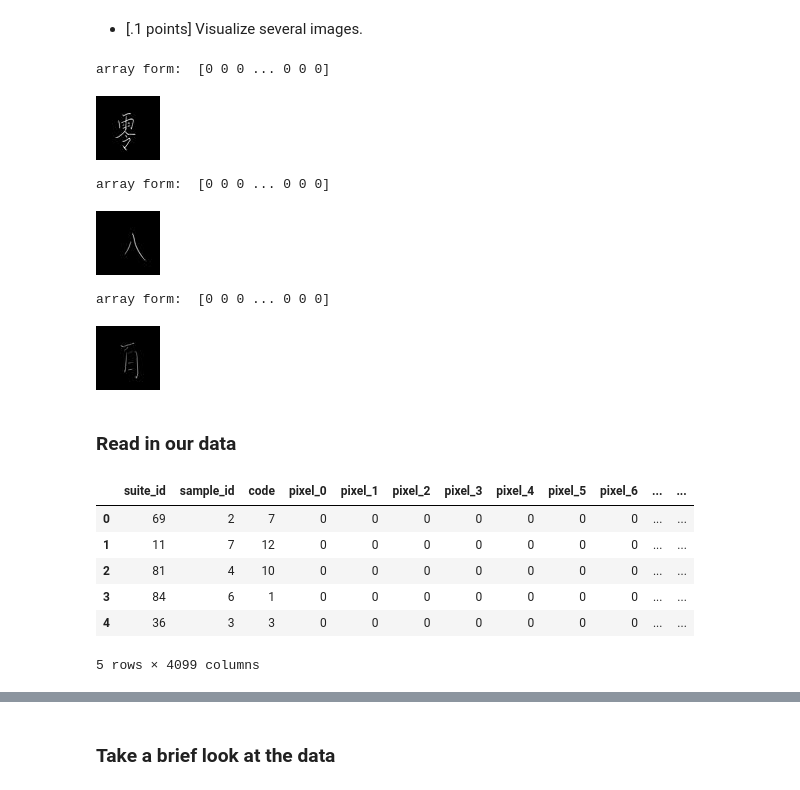
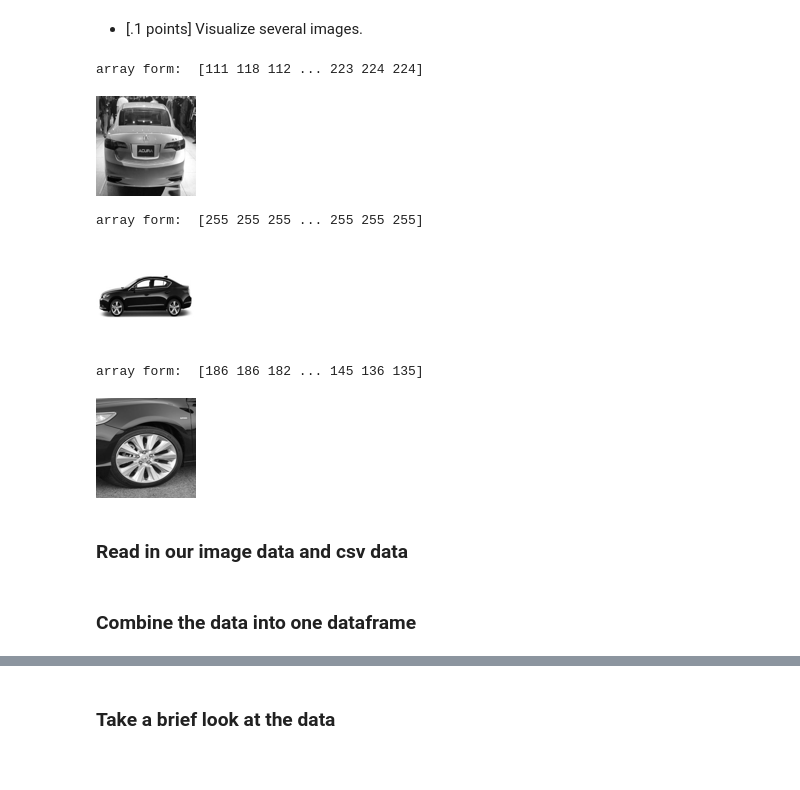
Before and after one commit to calebm00re/S22-ml02, a Jupyter notebook: images.ipynb, the cells around one changed output, grey strips where cells are left out. Cells and saved outputs as stored; diff of their text form; code cells hidden in the pictures.

Commit message:
added image displaying

```diff
--- a/images.ipynb
+++ b/images.ipynb
@@ -61,8 +64,17 @@ def conv_img_name_to_array(img_name):
 * [.5 points] Read in your images as numpy arrays. Resize and recolor images as necessary.
 # %%
 # Function to convert an image to a 1 dimensional array, given the image path
+IMG_SIZE = 100
+
 def conv_img_to_array(img_path):
     img = Image.open(img_path)
+    # Convert to grayscale
+    img = img.convert('L')
+
+    # Adjust the size
+    img = img.resize((IMG_SIZE, IMG_SIZE))
+
+    # Convert to numpy array
     img_array = np.array(img)
 
     # Flatten the array
@@ -104,7 +111,7 @@ def conv_data_folder_to_df(dataFolderPath):
 # Given a flattened array of pixel values, display the image
 def visualize_array(img_array):
     # Reshape the array to 64x64
-    img_array = img_array.reshape(64, 64)
+    img_array = img_array.reshape(IMG_SIZE, IMG_SIZE)
 
     # Convert the array to an image
     img = Image.fromarray(img_array)
@@ -113,42 +120,37 @@ def visualize_array(img_array):
     display(img)
 # %%
 # Visualize an image
-img_1 = 'data/input_1_1_1.jpg'
+img_1 = 'smallSet/first.jpg'
 img_1_arr = conv_img_to_array(img_1)
 print("array form: ", img_1_arr)
 visualize_array(img_1_arr)
 # %% [output]
-array form:  [0 0 0 ... 0 0 0]
+array form:  [111 118 112 ... 223 224 224]
-[figure, old version]
+[figure, new version]
 # %%
 # Visualize another image
-img_2 = 'data/input_74_8_9.jpg'
+img_2 = 'smallSet/second.jpg'
 img_2_arr = conv_img_to_array(img_2)
 print("array form: ", img_2_arr)
 visualize_array(img_2_arr)
 # %% [output]
-array form:  [0 0 0 ... 0 0 0]
+array form:  [255 255 255 ... 255 255 255]
-[figure, old version]
+[figure, new version]
 # %%
 # Visualize a final image
-img_3 = 'data/input_100_4_12.jpg'
+img_3 = 'smallSet/third.jpg'
 img_3_arr = conv_img_to_array(img_3)
 print("array form: ", img_3_arr)
 visualize_array(img_3_arr)
 # %% [output]
-array form:  [0 0 0 ... 0 0 0]
+array form:  [186 186 182 ... 145 136 135]
-[figure, old version]
+[figure, new version]
 # %% [markdown]
-### Read in our data
+### Read in our image data and csv data
 # %%
 # Convert the data folder to a dataframe
 data_df = conv_data_folder_to_df('./data/')
-data_df.head()
+
+csv_df = pd.read_csv('chinese_mnist.csv')
-# %% [output]
-|  | suite_id | sample_id | code | pixel_0 | pixel_1 | pixel_2 | pixel_3 | pixel_4 | pixel_5 | pixel_6 | ... | ... |
-| 0 | 69 | 2 | 7 | 0 | 0 | 0 | 0 | 0 | 0 | 0 | ... | ... |
-| 1 | 11 | 7 | 12 | 0 | 0 | 0 | 0 | 0 | 0 | 0 | ... | ... |
-| 2 | 81 | 4 | 10 | 0 | 0 | 0 | 0 | 0 | 0 | 0 | ... | ... |
-| 3 | 84 | 6 | 1 | 0 | 0 | 0 | 0 | 0 | 0 | 0 | ... | ... |
-| 4 | 36 | 3 | 3 | 0 | 0 | 0 | 0 | 0 | 0 | 0 | ... | ... |
-5 rows × 4099 columns
+# %% [markdown]
+### Combine the data into one dataframe
```
Also changed, not shown: parts of 6 cells of this notebook, 3 other files.
